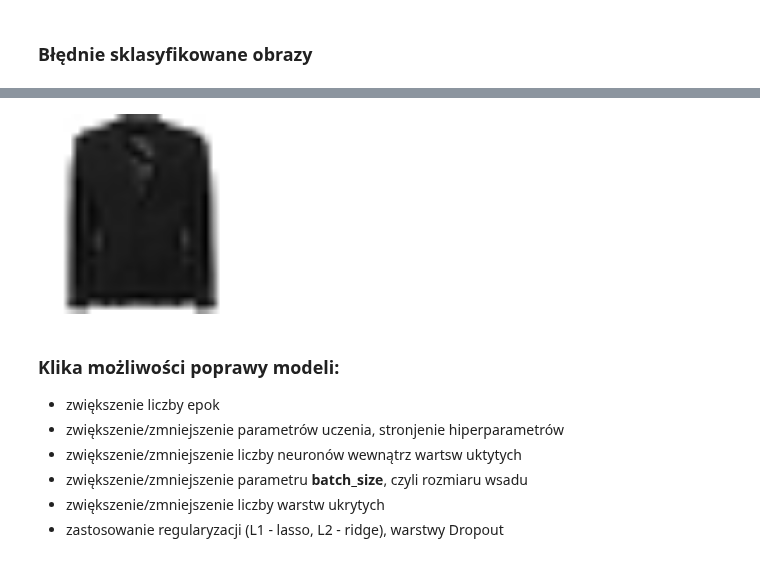
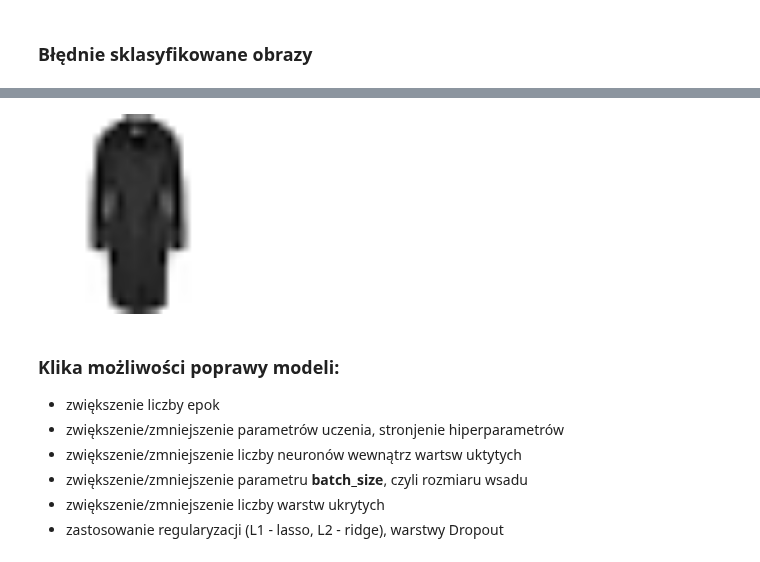
Before and after one commit to kurek0010/data-science-bootcamp, a Jupyter notebook: 07_uczenie_glebokie/03_fashion_MNIST.ipynb, the cells around one changed output, grey strips where cells are left out. Drawn from its saved outputs; the diff is of its cells as text; code cells hidden in the pictures.

```diff
--- a/07_uczenie_glebokie/03_fashion_MNIST.ipynb
+++ b/07_uczenie_glebokie/03_fashion_MNIST.ipynb
@@ -276,3 +274,7 @@ predictions_cls = model.predict_classes(X_test)
 predictions_cls
 # %% [output]
 AttributeError: 'Sequential' object has no attribute 'predict_classes'
+# %%
+predictions = model.predict(X_test)
+predictions_cls = np.argmax(predictions, axis=1) # Use np.argmax to get predicted class labels
+predictions_cls
@@ -280,7 +285,7 @@ AttributeError: 'Sequential' object has no attribute 'predict_classes'
 ### <a name='a5'></a> Eksploracja predykcji
 # %%
 #@title Wybierz indeks zdjęcia:
-idx = 2908 #@param {type: 'slider', min:0, max:10000}
+idx = 6703 #@param {type: 'slider', min:0, max:10000}
 
 if predictions_cls[idx] == y_test[idx]:
     color = 'green'
@@ -319,35 +325,35 @@ for idx, _ in enumerate(X_test):
 index_mapper = {}
 
 
 for idx, idx_real in enumerate(misclassified):
     index_mapper[idx] = idx_real
 
-idx = 121 #@param {type: 'slider', min:0, max:1119}
+idx = 1119 #@param {type: 'slider', min:0, max:1119}
 
 fig = go.Figure()
 fig.add_trace(go.Bar(x=class_names,
                      y=predictions_df.iloc[index_mapper[idx]],
                      orientation='v',
                      marker_color='red'))
 
 fig.update_layout(width=600, height=300,
                   title=(f' Etykieta: {class_names[y_test[index_mapper[idx]]]}'
                       f' ~ Predykcja: {class_names[predictions_cls[index_mapper[idx]]]}'))
 fig.show()
 
 from PIL import Image, ImageOps
 import numpy as np
 
 data = (X_test[index_mapper[idx]] * 255).astype(np.uint8)
 img = Image.fromarray(data, 'L')
 img = ImageOps.invert(img.convert('RGB'))
 img.save('sample.png')
 
 from IPython import display
 display.Image('sample.png', width=200)
 # %% [output]
 [interactive output not drawn]
-[figure, old version]
+[figure, new version]
 # %% [markdown]
 ### <a name='a7'></a> Klika możliwości poprawy modeli:
 * zwiększenie liczby epok
```
Also changed, not shown: parts of 12 cells of this notebook.
